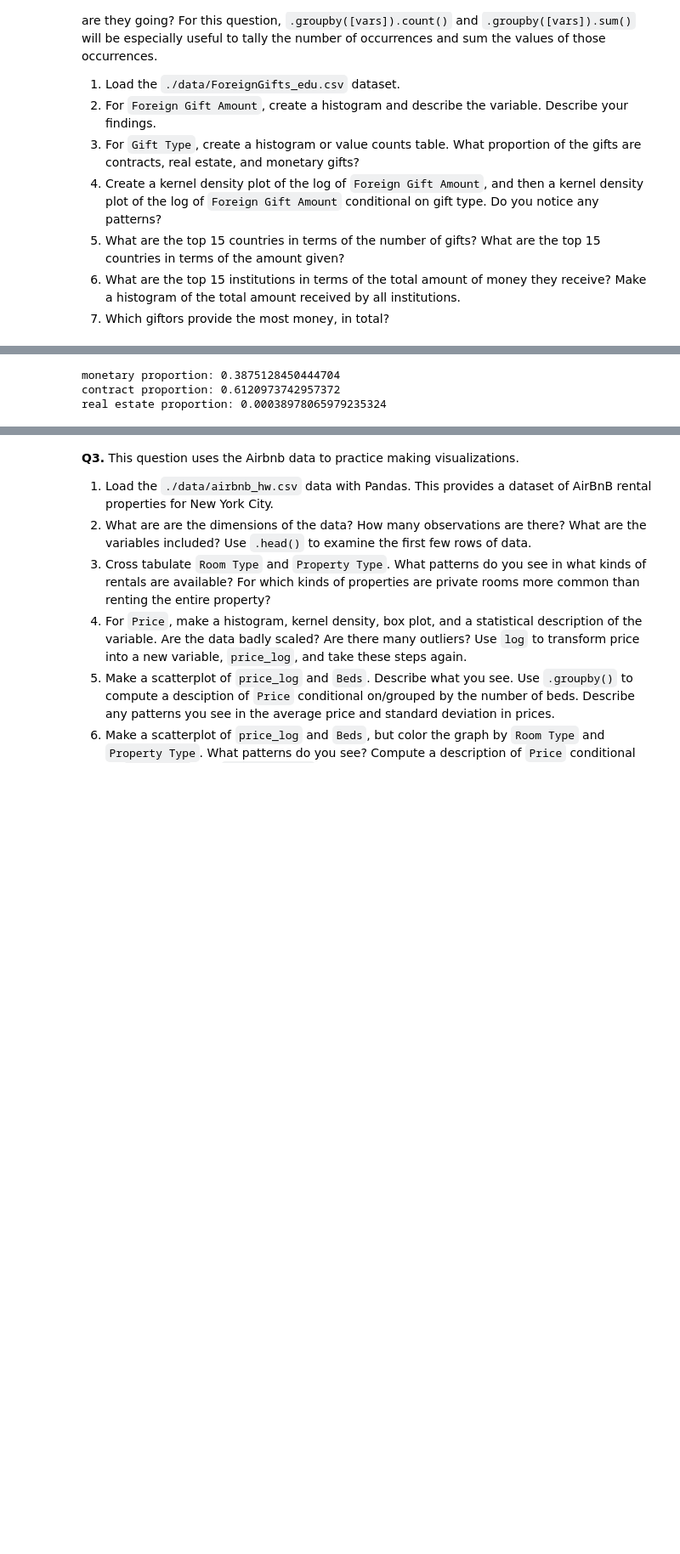
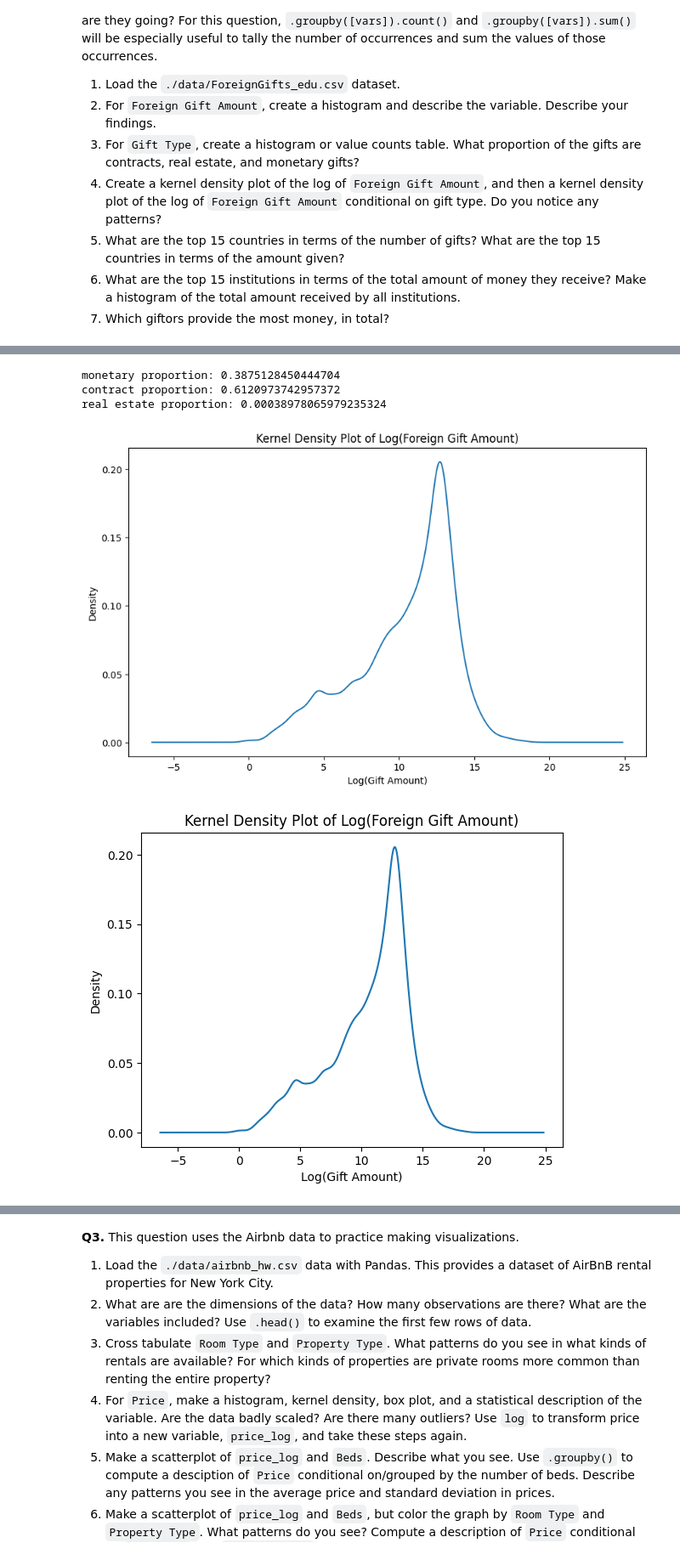
Before and after one commit to allyoshea/EDA, a Jupyter notebook: assignment/assignment.ipynb, the cells around one changed output, grey strips where cells are left out. Shown at 85% size. Saved outputs shown, nothing was run; the diff lists cells and outputs as text; code cells hidden in the pictures; blank space fills up the shorter version.

```diff
--- a/assignment/assignment.ipynb
+++ b/assignment/assignment.ipynb
@@ -34,6 +34,7 @@ It can be very helpful to understand some basic properties of these statistics.
 import pandas as pd
 import numpy as np
 import matplotlib.pyplot as plt
+import seaborn as sns
 
 
 
@@ -71,33 +72,112 @@ print(f'monetary proportion: {monetary_proportion}')
 print(f'contract proportion: {contract_proportion}')
 print(f'real estate proportion: {real_estate_proportion}')
 #Create a kernel density plot of the log of Foreign Gift Amount, and then a kernel density plot of the log of Foreign Gift Amount conditional on gift type. Do you notice any patterns?
+x = np.log(df[df['Foreign Gift Amount'] > 0]['Foreign Gift Amount'])
 
 
+# Calculate the necessary statistics
+N = len(x)  # Number of observations
+sd = np.std(x)  # Standard deviation
+min_x = np.min(x)  # Minimum value
+max_x = np.max(x)  # Maximum value
+# 1. Overall KDE of log(Foreign Gift Amount)
+x = np.log(df[df['Foreign Gift Amount'] > 0]['Foreign Gift Amount']).values
+
+def normal_kernel(center, bandwidth):
+    """ Normal kernel function. """
+    density = np.exp(-(((grid-center)/bandwidth)**2)/2) / (bandwidth * np.sqrt(2*np.pi))
+    return density
+
+h = 1.06 * sd * N**(-1/5)  # Silverman's plug-in bandwidth
+M = 500
+grid = np.linspace(min_x-2*sd, max_x+2*sd, M)
+
+kde = 0*grid
+for i in range(len(x)): #compute kernel function for each data point but NOT graph becaues that takes forever to run
+    density = normal_kernel(x[i], h)
+    kde += density
+kde = kde/N
+
+plt.figure(figsize=(10, 6))
+plt.plot(grid, kde)
+plt.title("Kernel Density Plot of Log(Foreign Gift Amount)")
+plt.xlabel('Log(Gift Amount)')
+plt.ylabel('Density')
+plt.show()
+
+
+# Just plot the final result
+fig = sns.lineplot(x=grid, y=kde)
+fig.set(title="Kernel Density Plot of Log(Foreign Gift Amount)",
+        xlabel='Log(Gift Amount)', ylabel='Density')
+plt.show()
+#fig = sns.lineplot(x=grid,y=kde) # Our KDE estimator
+#ig.set(title="Our Kernel Density Plot", xlabel='x', ylabel='$\\hat{f}(x)$')
+
+plt.figure(figsize=(12, 6))
+
+#list of the known gift types
+gift_types = ['Monetary Gift', 'Contract', 'Real Estate']
+
+for gift_type in gift_types:
+    # Filter data: only this specific gift type AND positive amounts
+    subset = df[(df['Gift Type'] == gift_type) & (df['Foreign Gift Amount'] > 0)]
+
+    if len(subset) > 10:  # Make sure we have enough data points
+        # Take log of amounts for THIS gift type only
+        x_type = np.log(subset['Foreign Gift Amount']).values
+
+        # Calculate KDE parameters for this subset
+        N_type = len(x_type)
+        sd_type = np.std(x_type)
+        h_type = 1.06 * sd_type * N_type**(-1/5)
+
+        # Compute KDE for this gift type
+        kde_type = 0*grid
+        for i in range(len(x_type)):
+            density = normal_kernel(x_type[i], h_type)
+            kde_type += density
+        kde_type = kde_type/N_type
+
+        # Plot this gift type's KDE
+        plt.plot(grid, kde_type, label=gift_type, alpha=0.7)
+
+plt.title("KDE of Log(Gift Amount) by Gift Type")
+plt.xlabel('Log(Gift Amount)')
+plt.ylabel('Density')
+plt.legend()
+plt.show()
 #What are the top 15 countries in terms of the number of gifts? What are the top 15 countries in terms of the amount given?
+top_15_countries = df['Country of Giftor'].value_counts().head(15)
+print(f'The top 15 countries in terms of number of gifts given: {top_15_countries}')
 
+top_15_by_amount = df.groupby('Country of Giftor')['Foreign Gift Amount'].sum().sort_values(ascending=False).head(15)
+print(top_15_by_amount)
 #What are the top 15 institutions in terms of the total amount of money they receive? Make a histogram of the total amount received by all institutions.
 
 #Which giftors provide the most money, in total?
 # %% [output]
 ID                             int64
 OPEID                          int64
 Institution Name              object
 City                          object
 State                         object
 Foreign Gift Received Date     int64
 Foreign Gift Amount            int64
 Gift Type                     object
 Country of Giftor             object
 Giftor Name                   object
 dtype: object
 
 ... (7 lines left out)
 max      1.000000e+08
 Name: Foreign Gift Amount, dtype: float64
 Max value: 99999999
 99th percentile: 7568696.199999988
 [figure]
 [figure]
 monetary proportion: 0.3875128450444704
 contract proportion: 0.6120973742957372
 real estate proportion: 0.00038978065979235324
+[figure, added]
+[figure, added]
```
Also changed, not shown: parts of 2 cells of this notebook.
